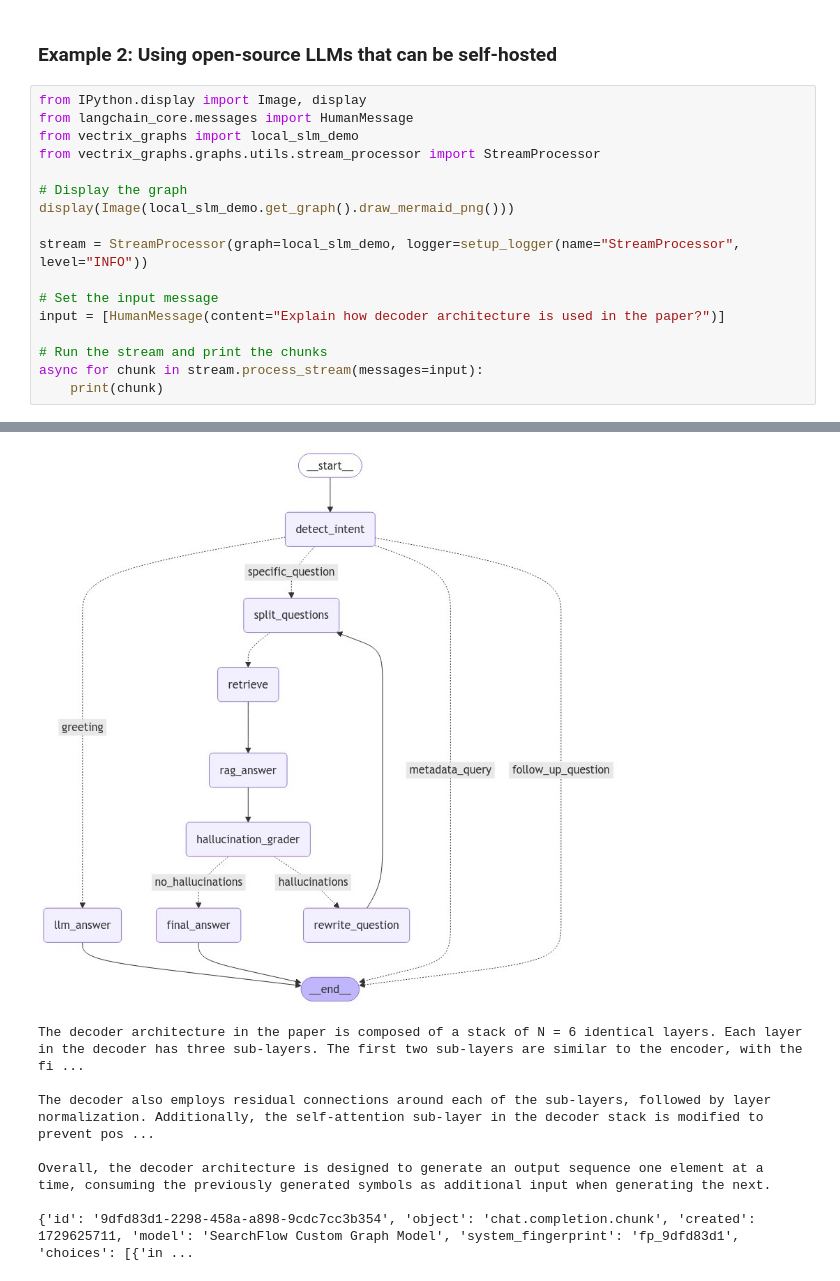
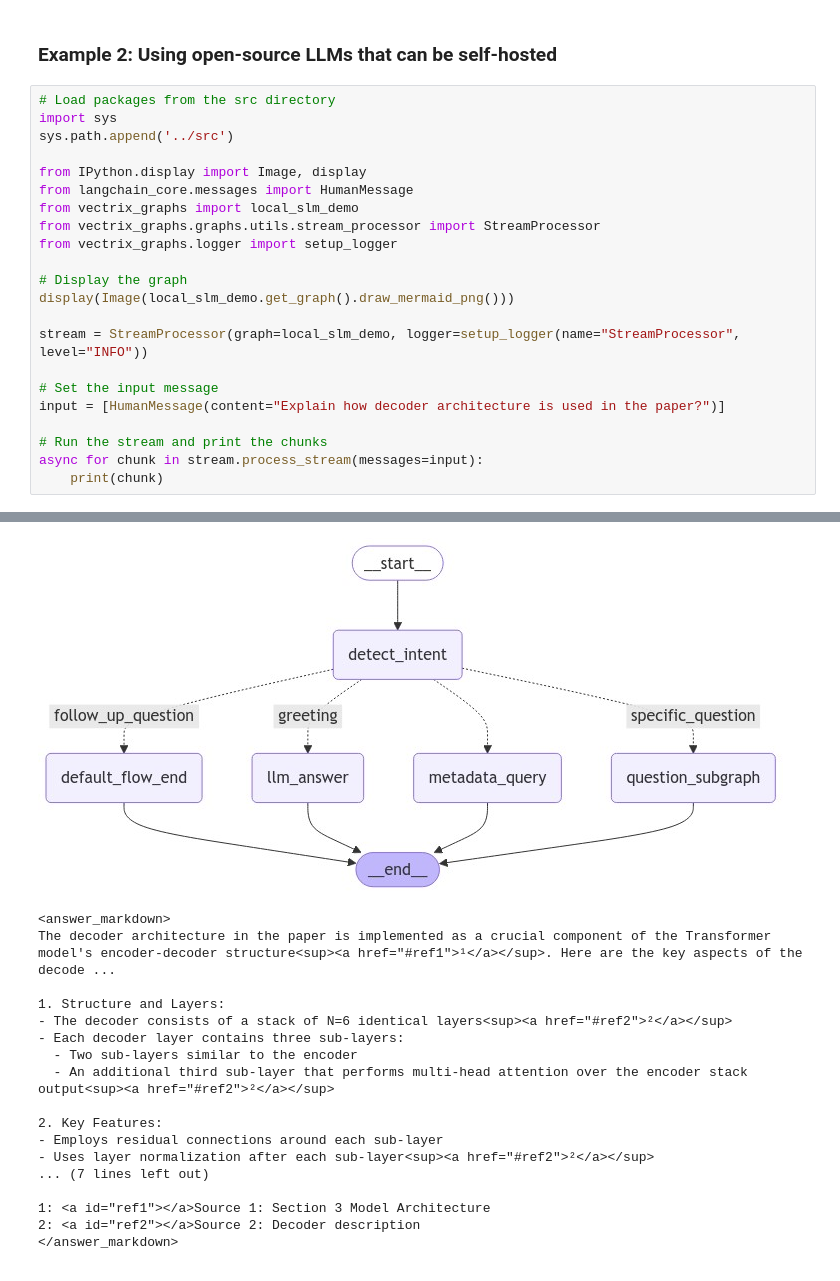
Before and after one commit to vectrix-ai/vectrix-graphs, a Jupyter notebook: examples/tutorial.ipynb, the cells around one changed output, grey strips where cells are left out. Saved outputs shown, nothing was run; the diff lists cells and outputs as text.

Commit message:
added a subgraph, changes output structure

```diff
--- a/examples/tutorial.ipynb
+++ b/examples/tutorial.ipynb
@@ -110,10 +96,15 @@ Additionally, the decoder employs residual connections around each of the sub-la
 # %% [markdown]
 ### Example 2: Using open-source LLMs that can be self-hosted
 # %%
+# Load packages from the src directory
+import sys
+sys.path.append('../src')
+
 from IPython.display import Image, display
 from langchain_core.messages import HumanMessage
 from vectrix_graphs import local_slm_demo
 from vectrix_graphs.graphs.utils.stream_processor import StreamProcessor
+from vectrix_graphs.logger import setup_logger
 
 # Display the graph
 display(Image(local_slm_demo.get_graph().draw_mermaid_png()))
@@ -130,8 +123,18 @@ async for chunk in stream.process_stream(messages=input):
-[figure, old version]
+[figure, new version]
-The decoder architecture in the paper is composed of a stack of N = 6 identical layers. Each layer in the decoder has three sub-layers. The first two sub-layers are similar to the encoder, with the fi ...
-
-The decoder also employs residual connections around each of the sub-layers, followed by layer normalization. Additionally, the self-attention sub-layer in the decoder stack is modified to prevent pos ...
-
-Overall, the decoder architecture is designed to generate an output sequence one element at a time, consuming the previously generated symbols as additional input when generating the next.
-
-{'id': '9dfd83d1-2298-458a-a898-9cdc7cc3b354', 'object': 'chat.completion.chunk', 'created': 1729625711, 'model': 'SearchFlow Custom Graph Model', 'system_fingerprint': 'fp_9dfd83d1', 'choices': [{'in ...
+<answer_markdown>
+The decoder architecture in the paper is implemented as a crucial component of the Transformer model's encoder-decoder structure<sup><a href="#ref1">¹</a></sup>. Here are the key aspects of the decode ...
+
+1. Structure and Layers:
+- The decoder consists of a stack of N=6 identical layers<sup><a href="#ref2">²</a></sup>
+- Each decoder layer contains three sub-layers:
+  - Two sub-layers similar to the encoder
+  - An additional third sub-layer that performs multi-head attention over the encoder stack output<sup><a href="#ref2">²</a></sup>
+
+2. Key Features:
+- Employs residual connections around each sub-layer
+- Uses layer normalization after each sub-layer<sup><a href="#ref2">²</a></sup>
+... (7 lines left out)
+
+1: <a id="ref1"></a>Source 1: Section 3 Model Architecture
+2: <a id="ref2"></a>Source 2: Decoder description
+</answer_markdown>
```
Also changed, not shown: parts of 6 cells of this notebook, 9 other files.
